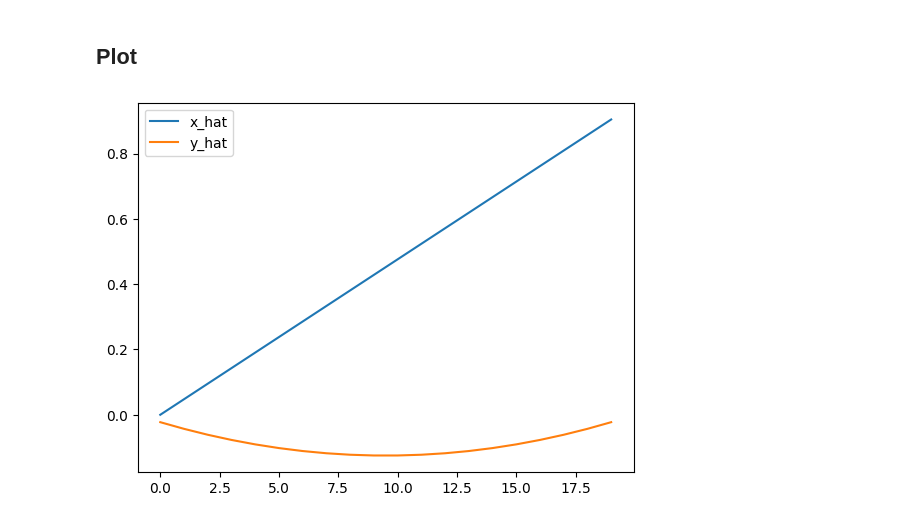
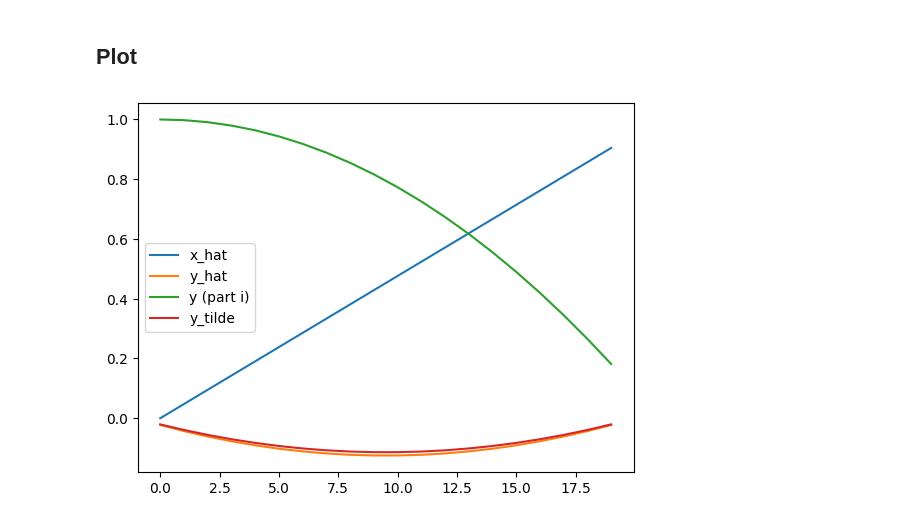
Before and after one commit to JonathanLim1/Computational-Methods, a Jupyter notebook: assignment2.ipynb, the cells around one changed output. Drawn from its saved outputs; the diff is of its cells as text; code cells hidden in the pictures.

```diff
--- a/assignment2.ipynb
+++ b/assignment2.ipynb
@@ -8,6 +8,7 @@ Using Python solve the system $A_n\hat{y}_n = b_n$ for $n = 20.$ Plot $\hat{y}n$
 # %%
 from scipy.sparse import diags
 import numpy as np
+from numpy import linalg as LA
 
 
 n = 20
@@ -16,20 +17,26 @@ offset = [-1,0,1]
 A = diags(k,offset).toarray()
 B_hat = np.array([1/((n+1)**2) for _ in range(n)]).T
 X_hat = [i/(n+1) for i in range(n)]
+B_tilde = np.array([1/((n+2)**2) for _ in range(n)]).T
 
 #finding Y
-Y_hat = np.dot(B,np.linalg.inv(A))
+Y_hat = np.dot(B_hat,np.linalg.inv(A))
+y = [-(x**2)+1 for x in X_hat ]
+Y_tilde = np.dot(B_tilde,np.linalg.inv(A))
 # %% [markdown]
 ## Plot
 # %%
+
 import matplotlib.pyplot as plt
 
 plt.plot(X_hat, label='x_hat')
 plt.plot(Y_hat, label='y_hat')
+plt.plot(y,label="y (part i)")
+plt.plot(Y_tilde,label="y_tilde")
 
 # plt.title('Two Lists')
 plt.legend()
 
 plt.show()
 # %% [output]
-[figure, old version]
+[figure, new version]
```
Also changed, not shown: parts of 5 cells of this notebook.
